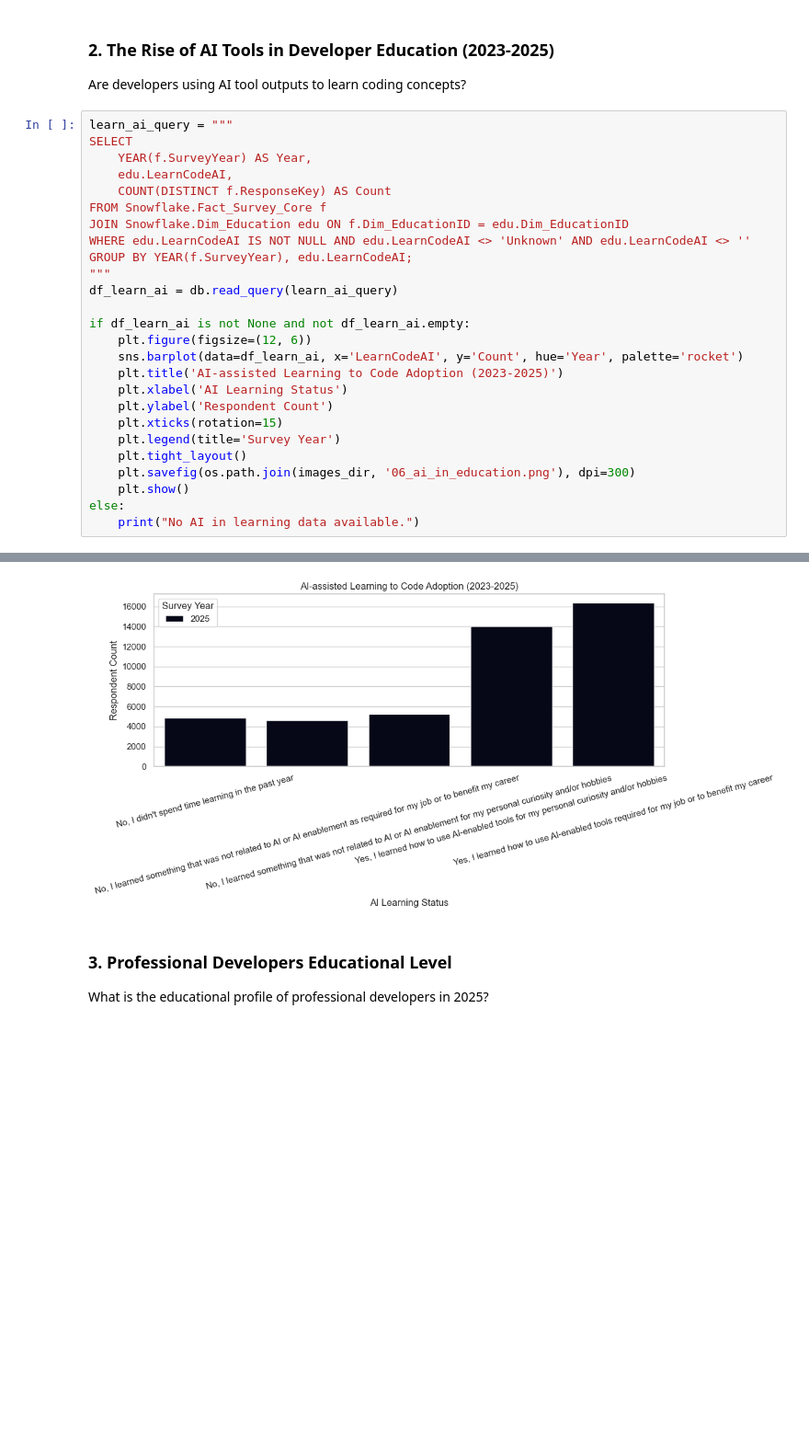
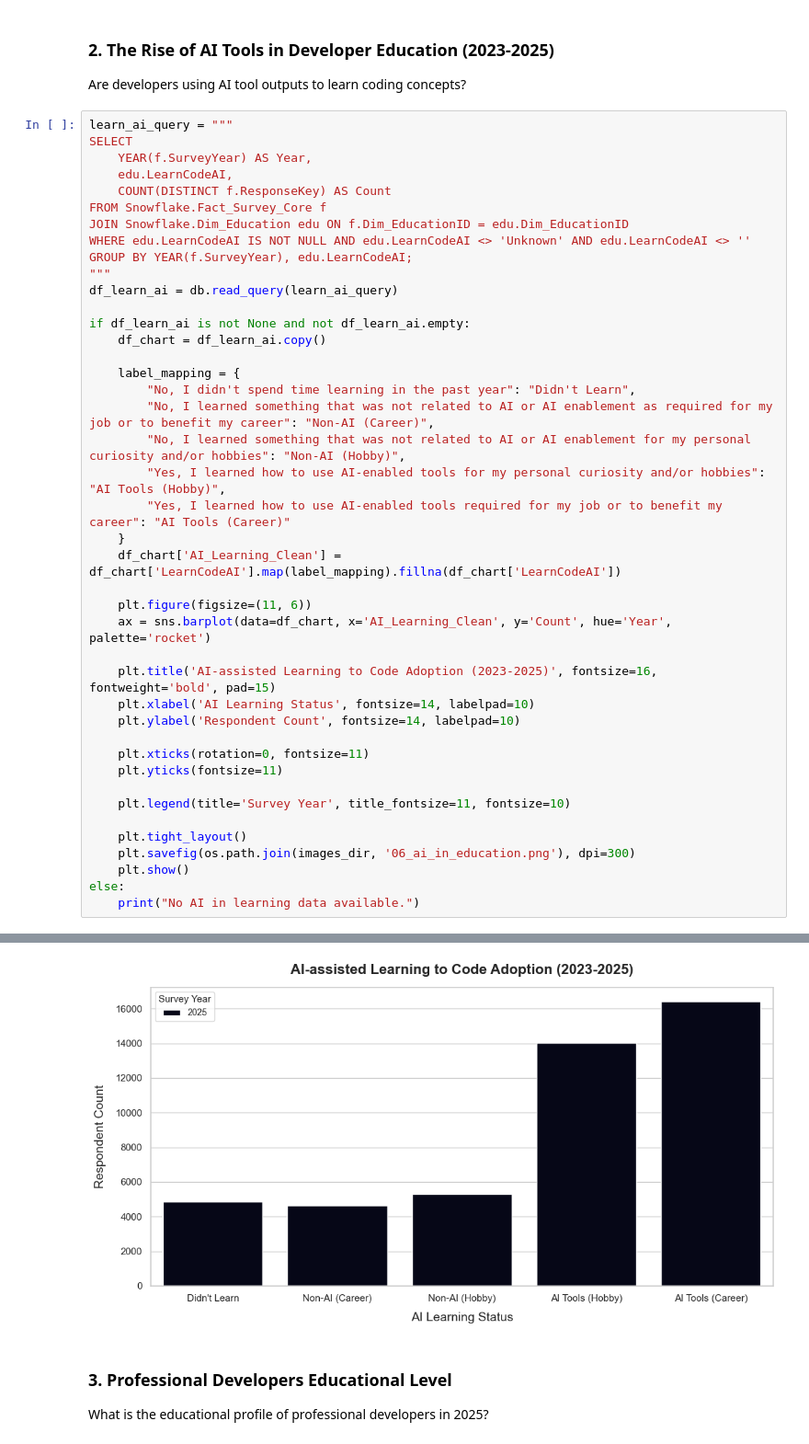
Before and after one commit to AyushRawat-ghost/Stack-Over-Flow-Survey-Data-Engineering-Project, a Jupyter notebook: Exploratory Data Analysis/06_learning_and_education.ipynb, the cells around one changed output, grey strips where cells are left out. Shown at 92% size. Cells and saved outputs as stored; diff of their text form; blank space fills up the shorter version.

```diff
--- a/Exploratory Data Analysis/06_learning_and_education.ipynb
+++ b/Exploratory Data Analysis/06_learning_and_education.ipynb
@@ -78,32 +78,48 @@ Are developers using AI tool outputs to learn coding concepts?
 # %%
 learn_ai_query = """
 SELECT
     YEAR(f.SurveyYear) AS Year,
     edu.LearnCodeAI,
     COUNT(DISTINCT f.ResponseKey) AS Count
 FROM Snowflake.Fact_Survey_Core f
 JOIN Snowflake.Dim_Education edu ON f.Dim_EducationID = edu.Dim_EducationID
 WHERE edu.LearnCodeAI IS NOT NULL AND edu.LearnCodeAI <> 'Unknown' AND edu.LearnCodeAI <> ''
 GROUP BY YEAR(f.SurveyYear), edu.LearnCodeAI;
 """
 df_learn_ai = db.read_query(learn_ai_query)
 
 if df_learn_ai is not None and not df_learn_ai.empty:
-    plt.figure(figsize=(12, 6))
-    sns.barplot(data=df_learn_ai, x='LearnCodeAI', y='Count', hue='Year', palette='rocket')
-    plt.title('AI-assisted Learning to Code Adoption (2023-2025)')
-    plt.xlabel('AI Learning Status')
-    plt.ylabel('Respondent Count')
-    plt.xticks(rotation=15)
-    plt.legend(title='Survey Year')
+    df_chart = df_learn_ai.copy()
+
+    label_mapping = {
+        "No, I didn't spend time learning in the past year": "Didn't Learn",
+        "No, I learned something that was not related to AI or AI enablement as required for my job or to benefit my career": "Non-AI (Career)",
+        "No, I learned something that was not related to AI or AI enablement for my personal curiosity and/or hobbies": "Non-AI (Hobby)",
+        "Yes, I learned how to use AI-enabled tools for my personal curiosity and/or hobbies": "AI Tools (Hobby)",
+        "Yes, I learned how to use AI-enabled tools required for my job or to benefit my career": "AI Tools (Career)"
+    }
+    df_chart['AI_Learning_Clean'] = df_chart['LearnCodeAI'].map(label_mapping).fillna(df_chart['LearnCodeAI'])
+
+    plt.figure(figsize=(11, 6))
+    ax = sns.barplot(data=df_chart, x='AI_Learning_Clean', y='Count', hue='Year', palette='rocket')
+
+    plt.title('AI-assisted Learning to Code Adoption (2023-2025)', fontsize=16, fontweight='bold', pad=15)
+    plt.xlabel('AI Learning Status', fontsize=14, labelpad=10)
+    plt.ylabel('Respondent Count', fontsize=14, labelpad=10)
+
+    plt.xticks(rotation=0, fontsize=11)
+    plt.yticks(fontsize=11)
+
+    plt.legend(title='Survey Year', title_fontsize=11, fontsize=10)
+
     plt.tight_layout()
     plt.savefig(os.path.join(images_dir, '06_ai_in_education.png'), dpi=300)
     plt.show()
 else:
     print("No AI in learning data available.")
 # %% [output]
 Query executed successfully
-[figure, old version]
+[figure, new version]
 # %% [markdown]
 ### 3. Professional Developers Educational Level
 
```
Also changed, not shown: 36 other files.
